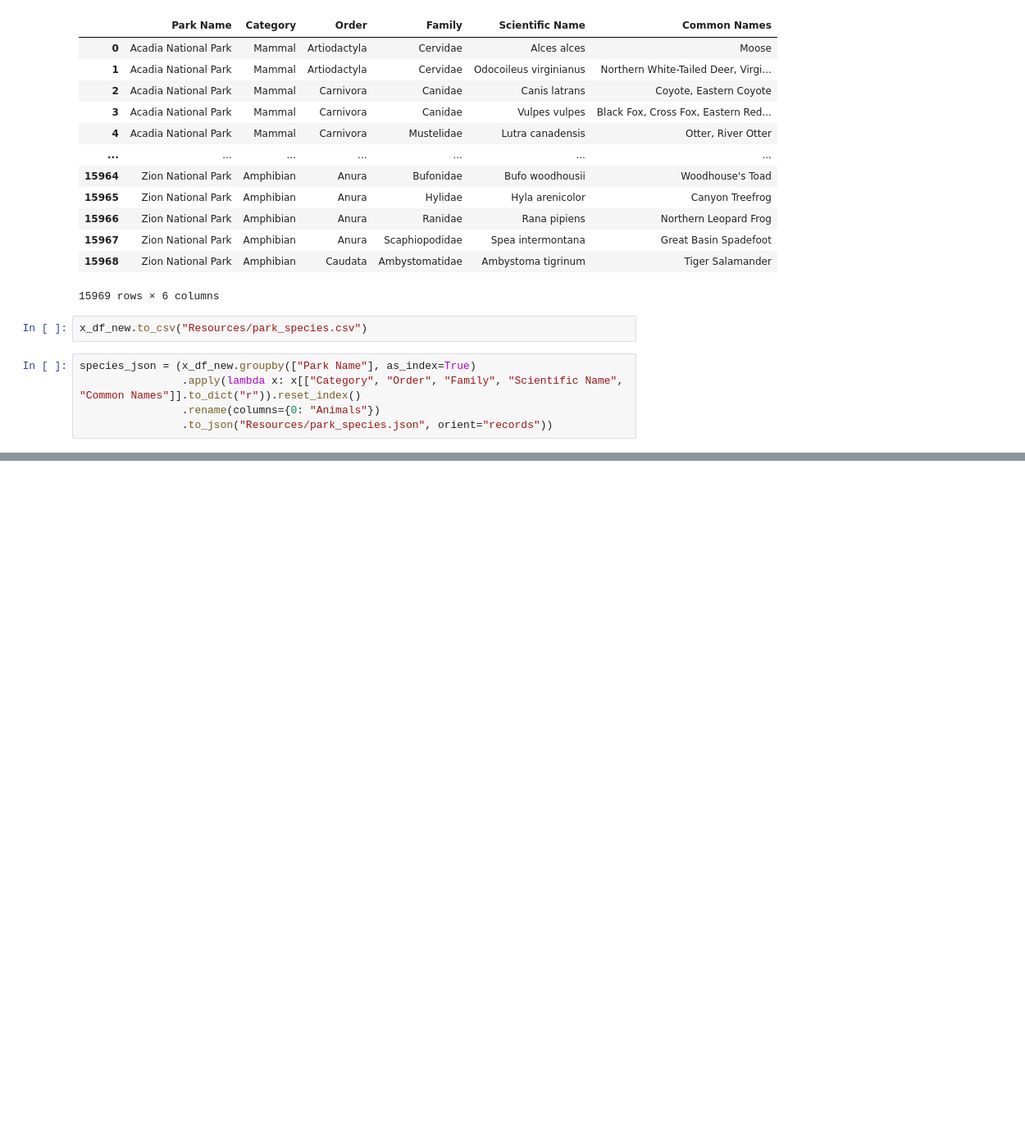
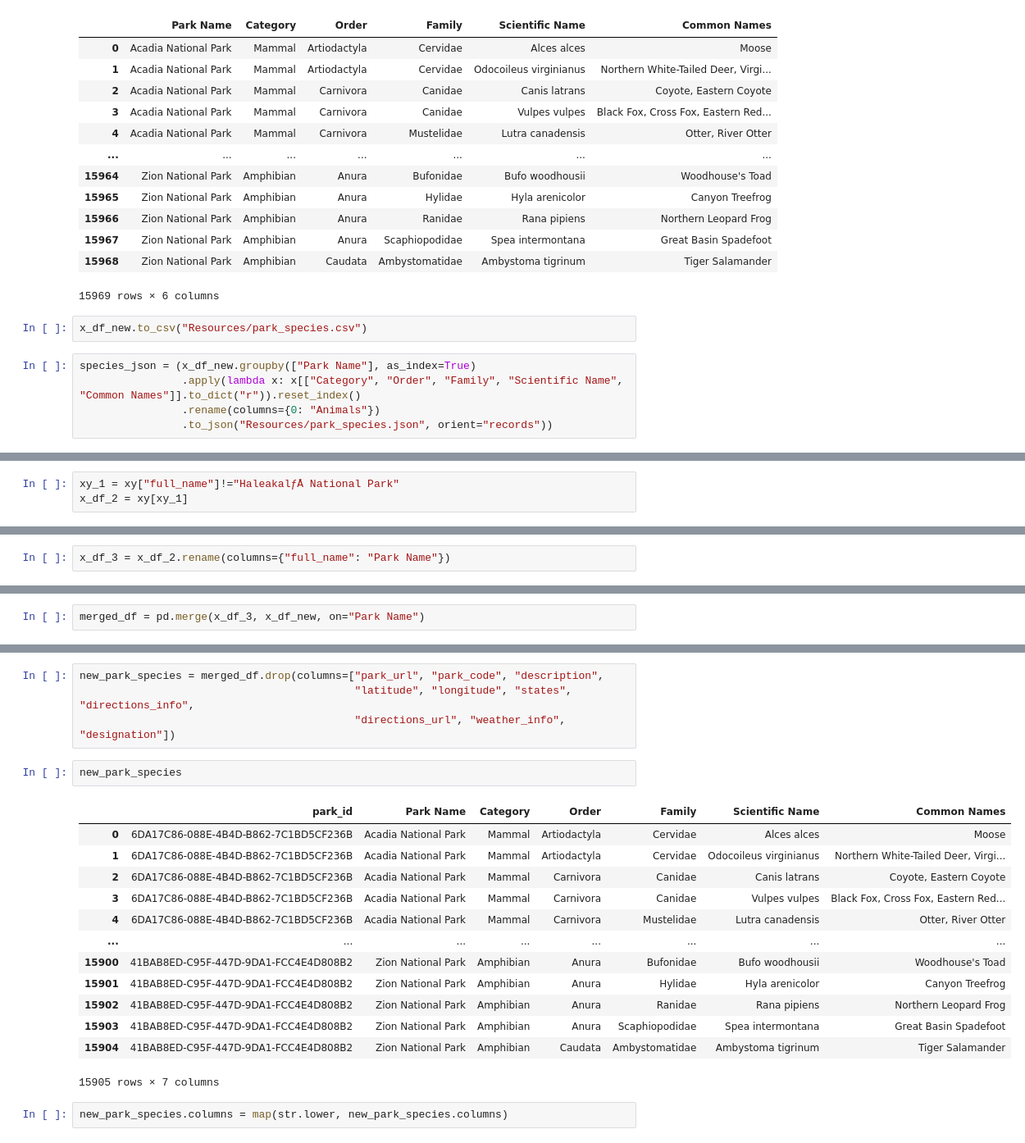
Before and after one commit to adriana-icasiano/National_Parks_Information_Tool, a Jupyter notebook: Park_Species_Data.ipynb, the cells around one changed output, grey strips where cells are left out. Shown: that part at 82% size. Cells and saved outputs as stored; diff of their text form; blank space fills up the shorter version.

Commit message:
Script to add park id to species table

```diff
--- a/Park_Species_Data.ipynb
+++ b/Park_Species_Data.ipynb
@@ -214,0 +295,3 @@ species_json = (x_df_new.groupby(["Park Name"], as_index=True)
+# %%
+xy_1 = xy["full_name"]!="HaleakalƒÅ National Park"
+x_df_2 = xy[xy_1]
@@ -214,0 +302,2 @@ species_json = (x_df_new.groupby(["Park Name"], as_index=True)
+# %%
+x_df_3 = x_df_2.rename(columns={"full_name": "Park Name"})
@@ -214,0 +324,2 @@ species_json = (x_df_new.groupby(["Park Name"], as_index=True)
+# %%
+merged_df = pd.merge(x_df_3, x_df_new, on="Park Name")
@@ -214,0 +342,22 @@ species_json = (x_df_new.groupby(["Park Name"], as_index=True)
+# %%
+new_park_species = merged_df.drop(columns=["park_url", "park_code", "description",
+                                           "latitude", "longitude", "states", "directions_info",
+                                           "directions_url", "weather_info", "designation"])
+# %%
+new_park_species
+# %% [output]
+|  | park_id | Park Name | Category | Order | Family | Scientific Name | Common Names |
+| 0 | 6DA17C86-088E-4B4D-B862-7C1BD5CF236B | Acadia National Park | Mammal | Artiodactyla | Cervidae | Alces alces | Moose |
+| 1 | 6DA17C86-088E-4B4D-B862-7C1BD5CF236B | Acadia National Park | Mammal | Artiodactyla | Cervidae | Odocoileus virginianus | Northern White-Tailed Deer, Virgi... |
+| 2 | 6DA17C86-088E-4B4D-B862-7C1BD5CF236B | Acadia National Park | Mammal | Carnivora | Canidae | Canis latrans | Coyote, Eastern Coyote |
+| 3 | 6DA17C86-088E-4B4D-B862-7C1BD5CF236B | Acadia National Park | Mammal | Carnivora | Canidae | Vulpes vulpes | Black Fox, Cross Fox, Eastern Red... |
+| 4 | 6DA17C86-088E-4B4D-B862-7C1BD5CF236B | Acadia National Park | Mammal | Carnivora | Mustelidae | Lutra canadensis | Otter, River Otter |
+| ... | ... | ... | ... | ... | ... | ... | ... |
+| 15900 | 41BAB8ED-C95F-447D-9DA1-FCC4E4D808B2 | Zion National Park | Amphibian | Anura | Bufonidae | Bufo woodhousii | Woodhouse's Toad |
+| 15901 | 41BAB8ED-C95F-447D-9DA1-FCC4E4D808B2 | Zion National Park | Amphibian | Anura | Hylidae | Hyla arenicolor | Canyon Treefrog |
+| 15902 | 41BAB8ED-C95F-447D-9DA1-FCC4E4D808B2 | Zion National Park | Amphibian | Anura | Ranidae | Rana pipiens | Northern Leopard Frog |
+| 15903 | 41BAB8ED-C95F-447D-9DA1-FCC4E4D808B2 | Zion National Park | Amphibian | Anura | Scaphiopodidae | Spea intermontana | Great Basin Spadefoot |
+| 15904 | 41BAB8ED-C95F-447D-9DA1-FCC4E4D808B2 | Zion National Park | Amphibian | Caudata | Ambystomatidae | Ambystoma tigrinum | Tiger Salamander |
+15905 rows × 7 columns
+# %%
+new_park_species.columns = map(str.lower, new_park_species.columns)
```
Also changed, not shown: parts of 17 cells of this notebook.
